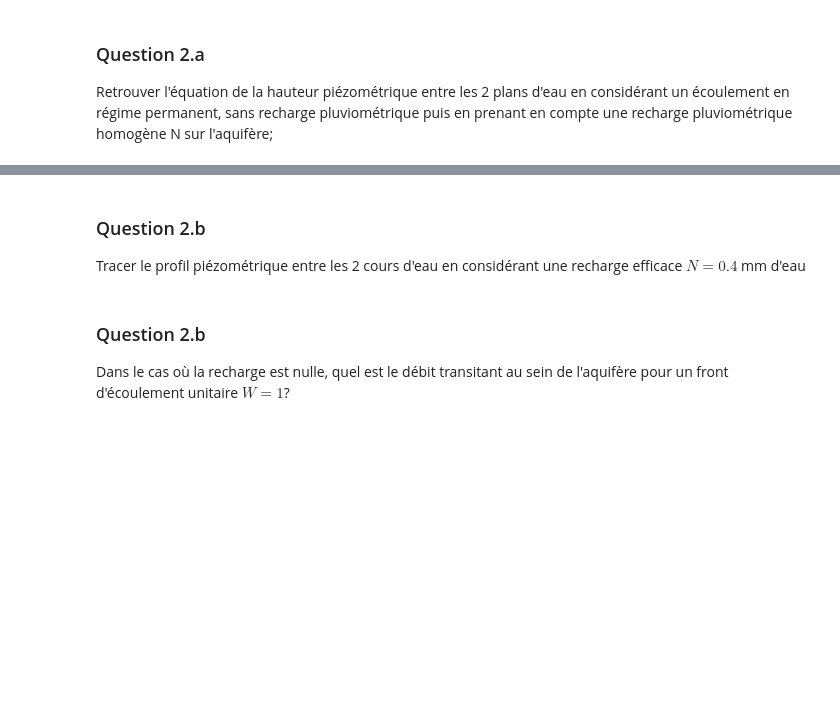
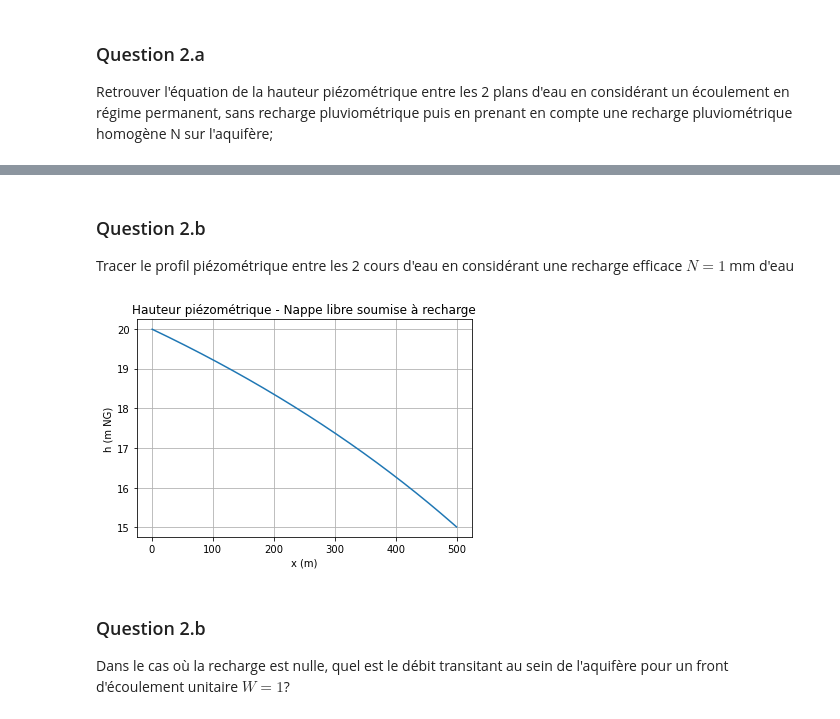
Before and after one commit to larroque852/NB_ENS2_diffusivite, a Jupyter notebook: ENS2_diff_steady.ipynb, the cells around one changed output, grey strips where cells are left out. Saved outputs shown, nothing was run; the diff lists cells and outputs as text; code cells hidden in the pictures; blank space fills up the shorter version.

```diff
--- a/ENS2_diff_steady.ipynb
+++ b/ENS2_diff_steady.ipynb
@@ -216,29 +223,31 @@ $$
 # %% [markdown]
 ### Question 2.b
 
-Tracer le profil piézométrique entre les 2 cours d'eau en considérant une recharge efficace $N = 0.4$ mm d'eau
+Tracer le profil piézométrique entre les 2 cours d'eau en considérant une recharge efficace $N = 1$ mm d'eau
 # %%
 import numpy as np
 import scipy.special as sp
 import matplotlib.pyplot as plt
 
 K = 1e-4*86400 #m/j
 h0 = 20 #mNG
 hL = 15 #mNG
-N = - 0.004 #m H2O (signe - signifie entree dans le systeme / on peut changer la convention en modifiant le signe de N dans l'equation)
+N = - 0.001 #m H2O (signe - signifie entree dans le systeme / on peut changer la convention en modifiant le signe de N dans l'equation)
 L = 500 #m
 
 # profil piézométrique
 x = np.arange(1,500,1)
 h = np.sqrt(h0 **2 + ((hL ** 2 - h0 ** 2)/(L)) * x - N/K* (L-x)*x)
 
 plt.title('Hauteur piézométrique - Nappe libre soumise à recharge')
 plt.xlabel('x (m)')
 plt.ylabel('h (m NG)')
 
 plt.grid()
 plt.plot(x,h)
 plt.show()
+# %% [output]
+[figure, added]
 # %% [markdown]
 ### Question 2.b
 
```
Also changed, not shown: parts of 5 cells of this notebook.
